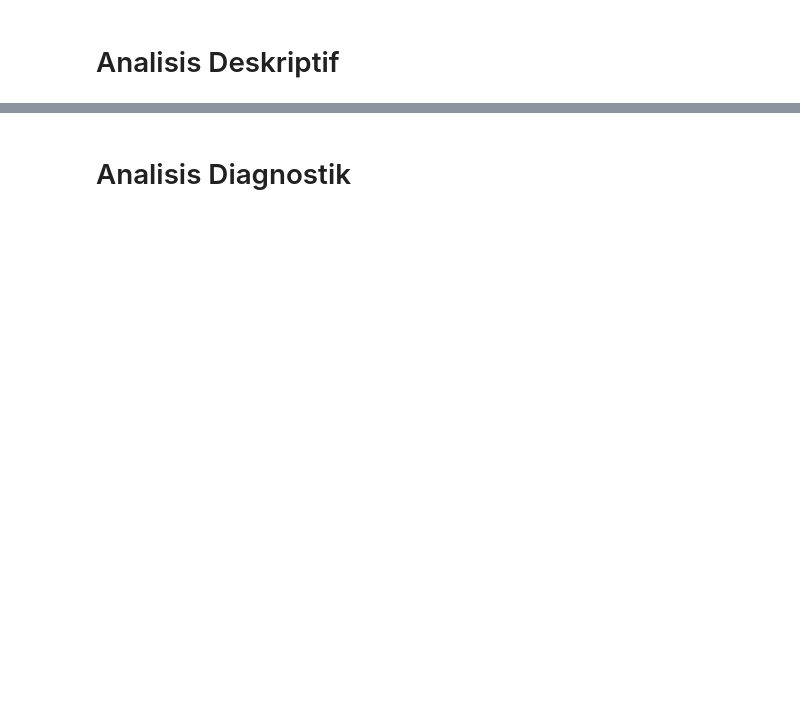
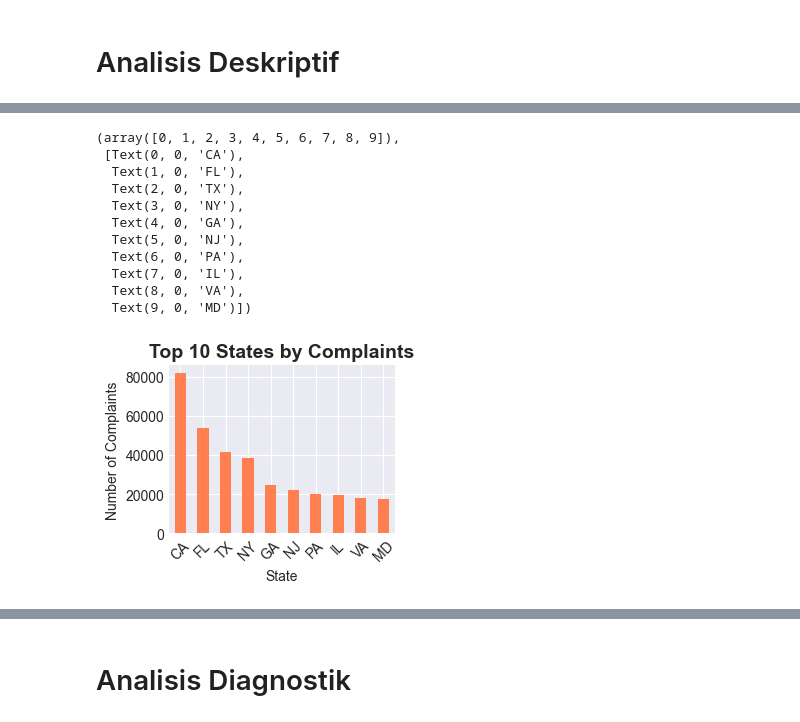
Before and after one commit to howlil/customer-complaint-BI, a Jupyter notebook: py/avd.ipynb, the cells around one changed output, grey strips where cells are left out. Saved outputs shown, nothing was run; the diff lists cells and outputs as text; code cells hidden in the pictures; blank space fills up the shorter version.

```diff
--- a/py/avd.ipynb
+++ b/py/avd.ipynb
@@ -22,0 +50,21 @@ data
+# %%
+plt.subplot(2, 2, 4)
+top_states = data['state'].value_counts().head(10)
+top_states.plot(kind='bar', color='coral')
+plt.title('Top 10 States by Complaints', fontsize=14, fontweight='bold')
+plt.xlabel('State')
+plt.ylabel('Number of Complaints')
+plt.xticks(rotation=45)
+# %% [output]
+(array([0, 1, 2, 3, 4, 5, 6, 7, 8, 9]),
+ [Text(0, 0, 'CA'),
+  Text(1, 0, 'FL'),
+  Text(2, 0, 'TX'),
+  Text(3, 0, 'NY'),
+  Text(4, 0, 'GA'),
+  Text(5, 0, 'NJ'),
+  Text(6, 0, 'PA'),
+  Text(7, 0, 'IL'),
+  Text(8, 0, 'VA'),
+  Text(9, 0, 'MD')])
+[figure, added]
```
Also changed, not shown: parts of 28 cells of this notebook, 2 other files.
